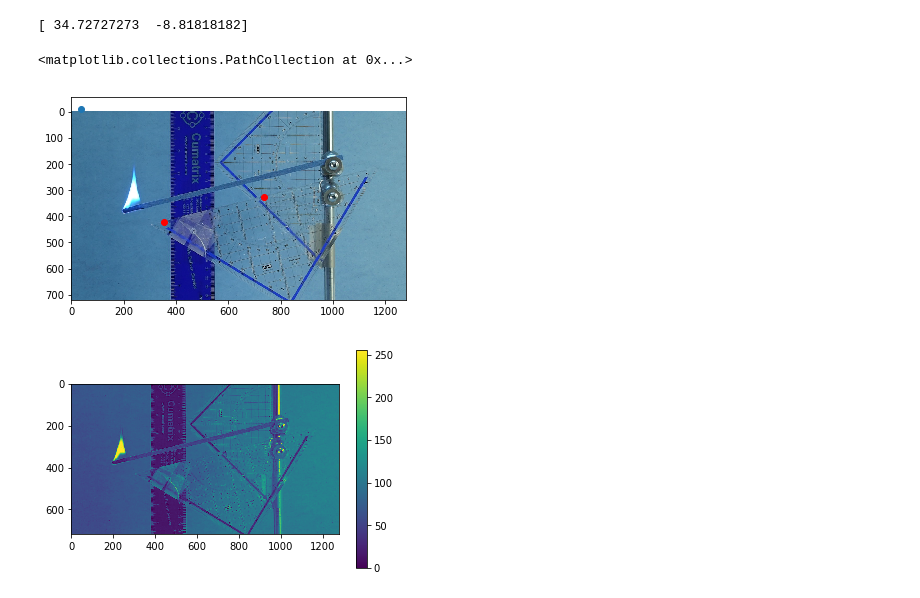
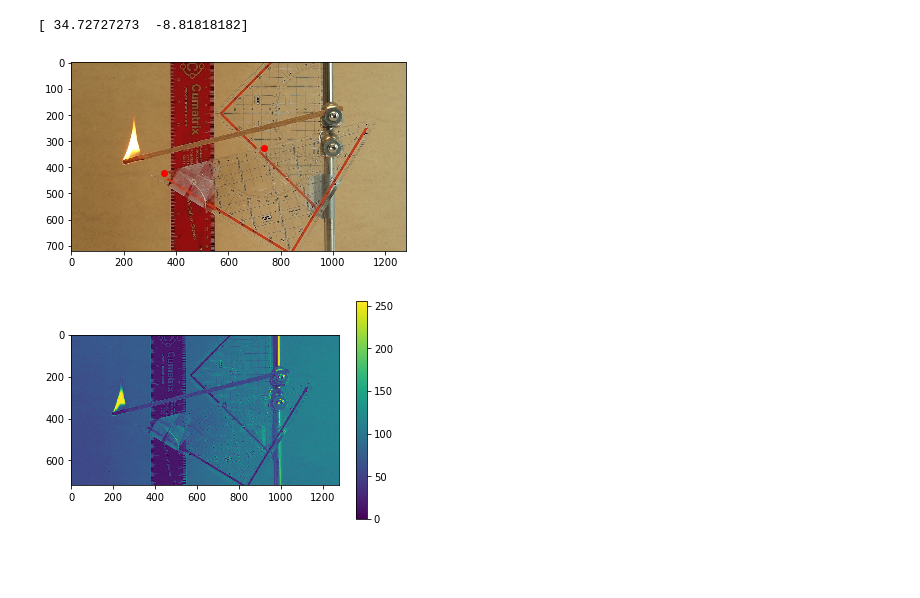
Before and after one commit to cigar-research/cigar-research, a Jupyter notebook: cedar-analysis/video_analysis_scratchpad.ipynb, the cells around one changed output. Cells and saved outputs as stored; diff of their text form; code cells hidden in the pictures; blank space fills up the shorter version.

Commit message:
Add raw video captures

```diff
--- a/cedar-analysis/video_analysis_scratchpad.ipynb
+++ b/cedar-analysis/video_analysis_scratchpad.ipynb
@@ -20,22 +20,23 @@ success, image = vidcap.read()
 # %%
 anchor_points = np.array([
     [355, 422],
     [737, 325]
 ])
 
 anchor_distance = 11
 
-plt.imshow(image)
+plt.imshow(image[:,:,::-1])
 plt.scatter(anchor_points[:,0], anchor_points[:,1], color='r')
 
 anchor_vector = (anchor_points[1,:] - anchor_points[0,:]) / anchor_distance
 anchor_length = np.linalg.norm(anchor_vector)
 print(anchor_vector)
-plt.scatter(anchor_vector[0], anchor_vector[1])
+# plt.scatter(anchor_vector[0], anchor_vector[1])
+
+plt.savefig("plots/raw_video_capture.jpg", dpi=300)
 # %% [output]
 [ 34.72727273  -8.81818182]
-<matplotlib.collections.PathCollection at 0x...>
-[figure, old version]
+[figure, new version]
 # %%
 ths = [200, 210, 240]
 
```
Also changed, not shown: parts of 1 cell of this notebook, 4 other files.
